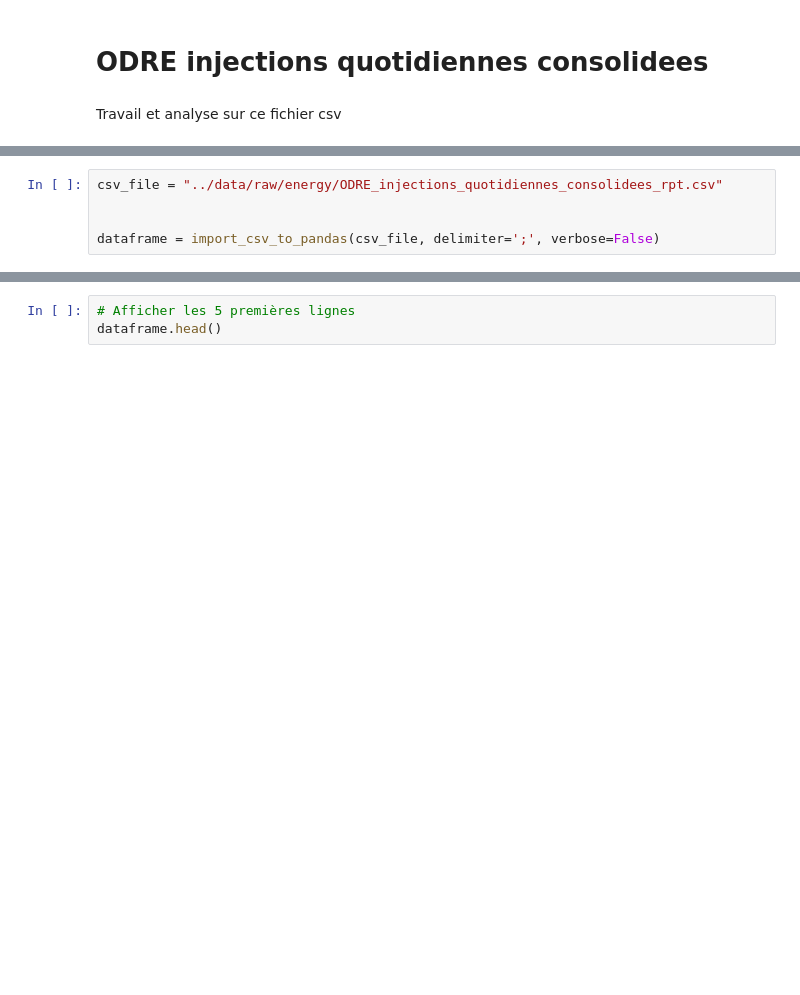
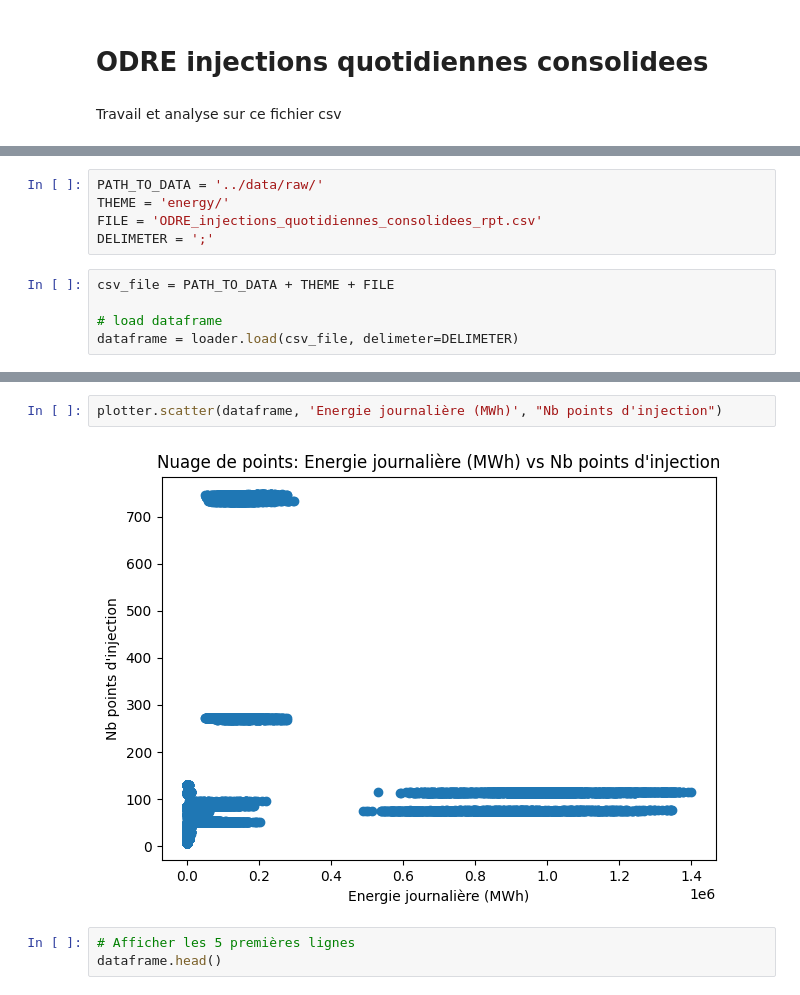
Before and after one commit to Alex-code23/CEII, a Jupyter notebook: notebooks/01_ODRE_injections_quotidiennes_consolidees.ipynb, the cells around one changed output, grey strips where cells are left out. Drawn from its saved outputs; the diff is of its cells as text; blank space fills up the shorter version.

```diff
--- a/notebooks/01_ODRE_injections_quotidiennes_consolidees.ipynb
+++ b/notebooks/01_ODRE_injections_quotidiennes_consolidees.ipynb
@@ -40,5 +23,10 @@ def import_csv_to_pandas(file_path, delimiter=',', encoding='utf-8', verbose=Fal
+# %%
+PATH_TO_DATA = '../data/raw/'
+THEME = 'energy/'
+FILE = 'ODRE_injections_quotidiennes_consolidees_rpt.csv'
+DELIMETER = ';'
 # %%
-csv_file = "../data/raw/energy/ODRE_injections_quotidiennes_consolidees_rpt.csv"
+csv_file = PATH_TO_DATA + THEME + FILE
 
-
-dataframe = import_csv_to_pandas(csv_file, delimiter=';', verbose=False)
+# load dataframe
+dataframe = loader.load(csv_file, delimeter=DELIMETER)
@@ -45,3 +52,7 @@ dataframe = import_csv_to_pandas(csv_file, delimiter=';', verbose=False)
+# %%
+plotter.scatter(dataframe, 'Energie journalière (MWh)', "Nb points d'injection")
+# %% [output]
+[figure, added]
 # %%
 # Afficher les 5 premières lignes
 dataframe.head()
```
Also changed, not shown: parts of 5 cells of this notebook.
